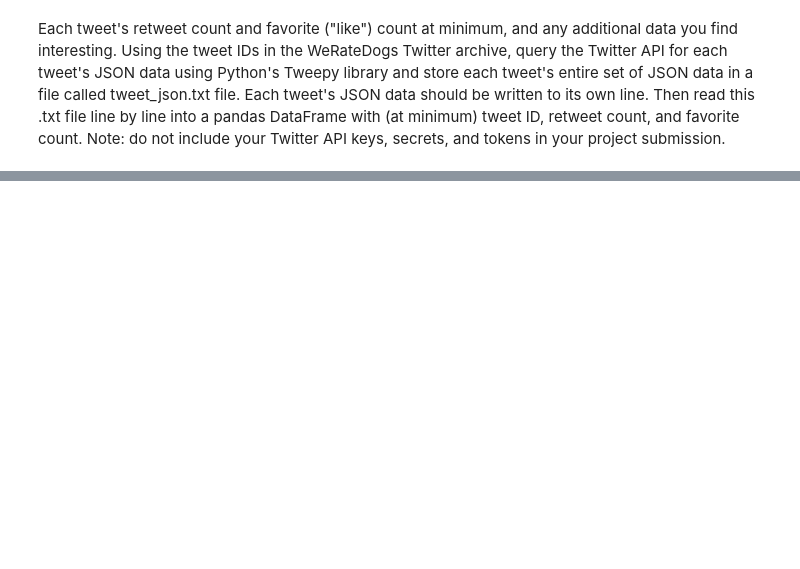
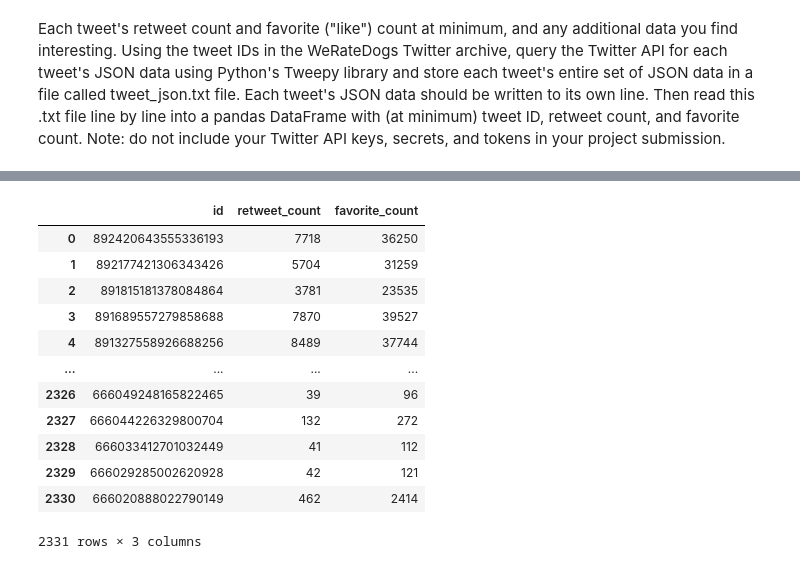
Before and after one commit to lizvqz/we_rate_dogs, a Jupyter notebook: wrangle_act.ipynb, the cells around one changed output, grey strips where cells are left out. Saved outputs shown, nothing was run; the diff lists cells and outputs as text; code cells hidden in the pictures; blank space fills up the shorter version.

```diff
--- a/wrangle_act.ipynb
+++ b/wrangle_act.ipynb
@@ -70,0 +167,20 @@ df
+# %%
+tweet_details_df = df.copy()
+# %%
+tweet_details_df = tweet_details_df[['id', 'retweet_count', 'favorite_count']]
+# %%
+tweet_details_df
+# %% [output]
+|  | id | retweet_count | favorite_count |
+| 0 | 892420643555336193 | 7718 | 36250 |
+| 1 | 892177421306343426 | 5704 | 31259 |
+| 2 | 891815181378084864 | 3781 | 23535 |
+| 3 | 891689557279858688 | 7870 | 39527 |
+| 4 | 891327558926688256 | 8489 | 37744 |
+| ... | ... | ... | ... |
+| 2326 | 666049248165822465 | 39 | 96 |
+| 2327 | 666044226329800704 | 132 | 272 |
+| 2328 | 666033412701032449 | 41 | 112 |
+| 2329 | 666029285002620928 | 42 | 121 |
+| 2330 | 666020888022790149 | 462 | 2414 |
+2331 rows × 3 columns
```
Also changed, not shown: parts of 12 cells of this notebook.
